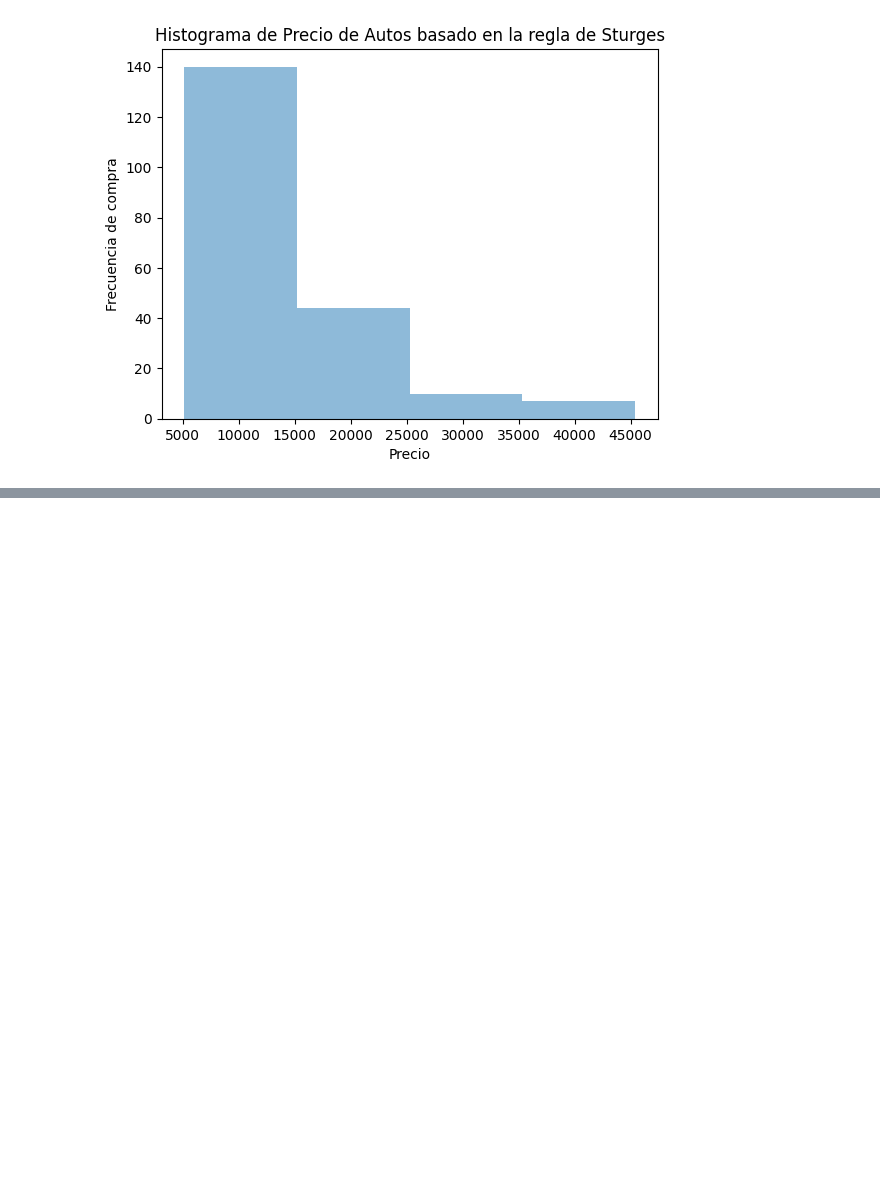
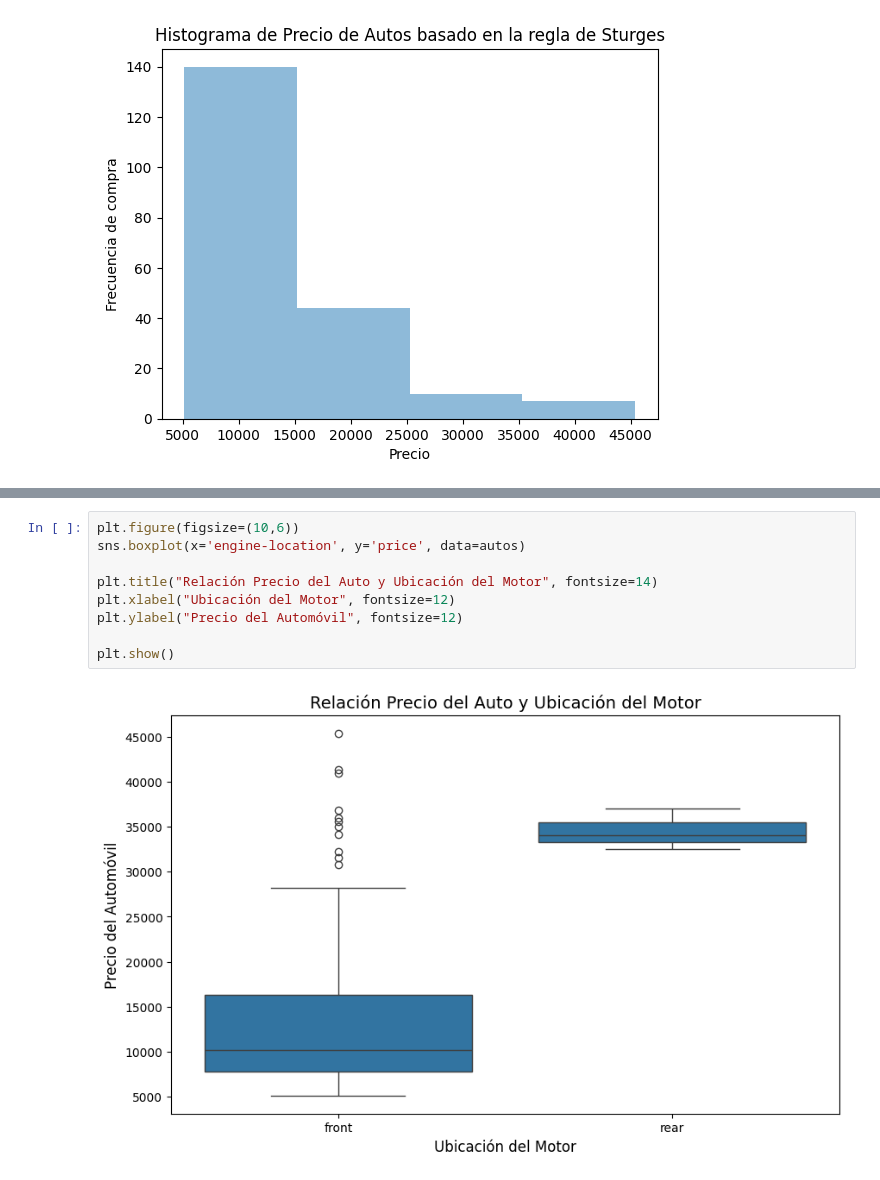
Before and after one commit to Jordy-HK/Probabilidad, a Jupyter notebook: Unidad1/Practica6.ipynb, the cells around one changed output, grey strips where cells are left out. Drawn from its saved outputs; the diff is of its cells as text; blank space fills up the shorter version.

```diff
--- a/Unidad1/Practica6.ipynb
+++ b/Unidad1/Practica6.ipynb
@@ -79,0 +91,11 @@ Text(0, 0.5, 'Frecuencia de compra')
+# %%
+plt.figure(figsize=(10,6))
+sns.boxplot(x='engine-location', y='price', data=autos)
+
+plt.title("Relación Precio del Auto y Ubicación del Motor", fontsize=14)
+plt.xlabel("Ubicación del Motor", fontsize=12)
+plt.ylabel("Precio del Automóvil", fontsize=12)
+
+plt.show()
+# %% [output]
+[figure, added]
```
Also changed, not shown: parts of 2 cells of this notebook.
